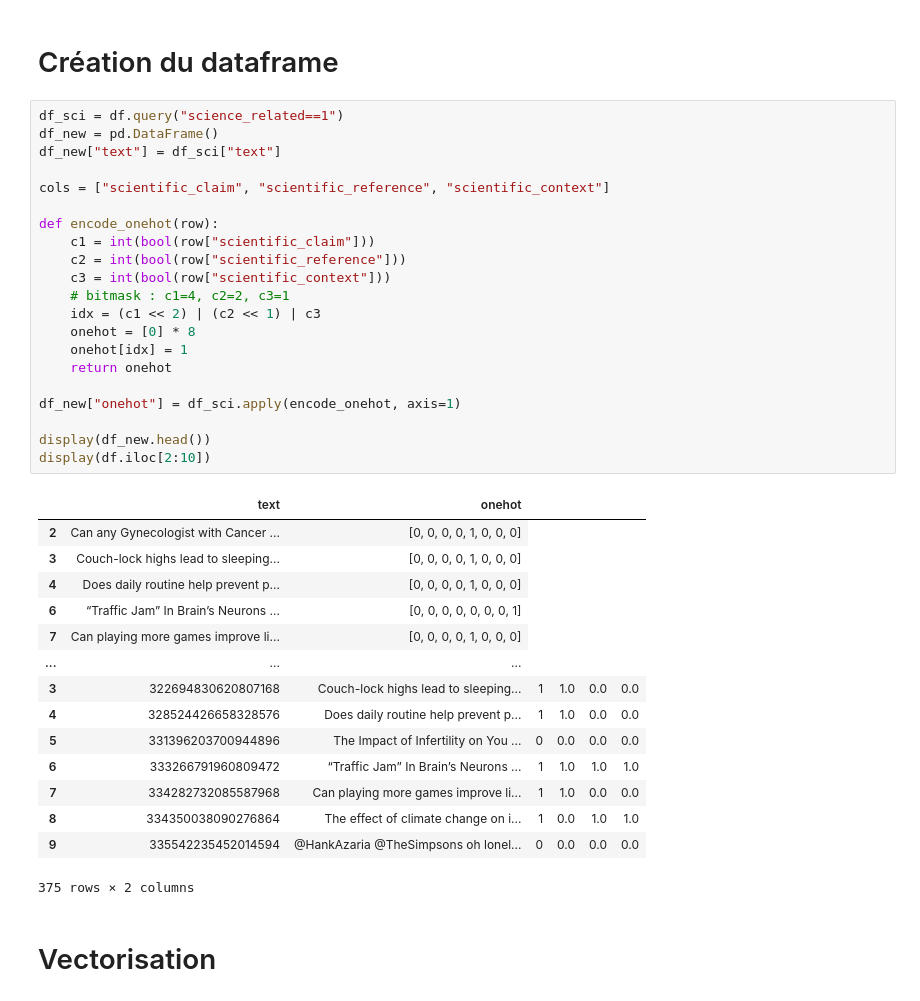
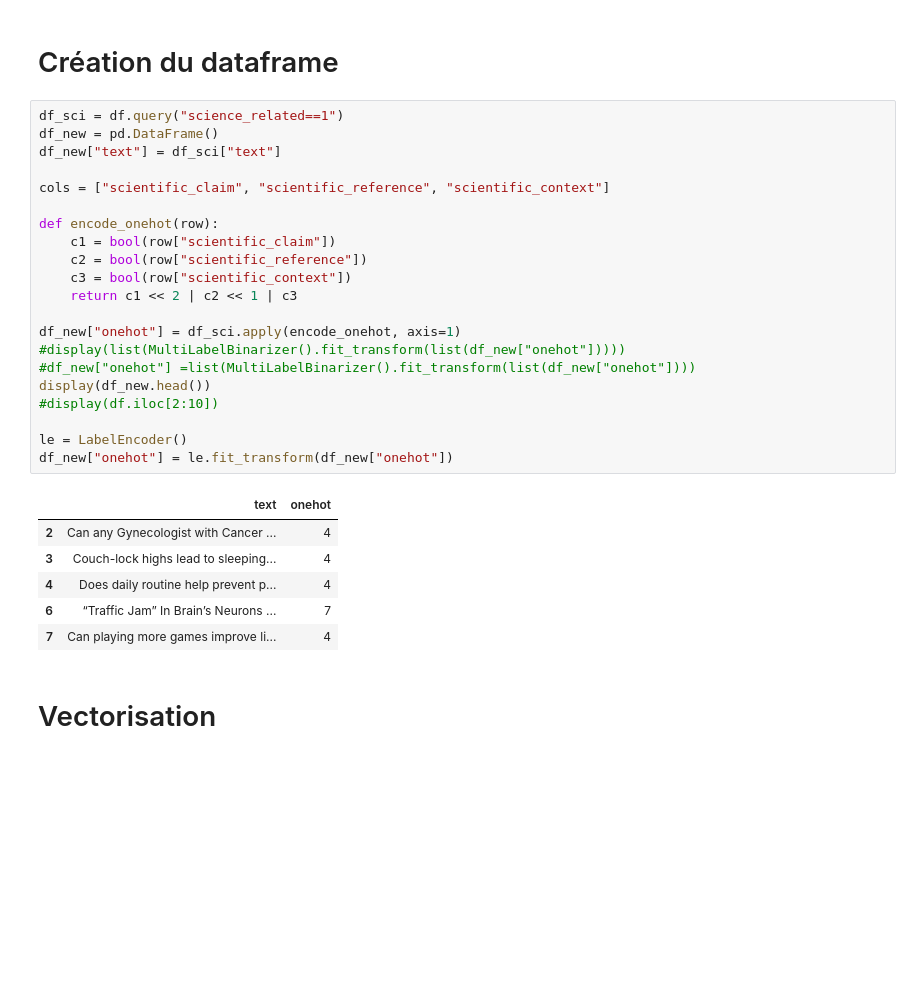
Before and after one commit to HugoGellida/HAI817I-Project, a Jupyter notebook: claim_or_ref_or_context.ipynb, the cells around one changed output. Cells and saved outputs as stored; diff of their text form; blank space fills up the shorter version.

```diff
--- a/claim_or_ref_or_context.ipynb
+++ b/claim_or_ref_or_context.ipynb
@@ -193,40 +177,31 @@ Index(['tweet_id', 'text', 'science_related', 'scientific_claim',
 # %%
 df_sci = df.query("science_related==1")
 df_new = pd.DataFrame()
 df_new["text"] = df_sci["text"]
 
 cols = ["scientific_claim", "scientific_reference", "scientific_context"]
 
 def encode_onehot(row):
-    c1 = int(bool(row["scientific_claim"]))
-    c2 = int(bool(row["scientific_reference"]))
-    c3 = int(bool(row["scientific_context"]))
-    # bitmask : c1=4, c2=2, c3=1
-    idx = (c1 << 2) | (c2 << 1) | c3
-    onehot = [0] * 8
-    onehot[idx] = 1
-    return onehot
+    c1 = bool(row["scientific_claim"])
+    c2 = bool(row["scientific_reference"])
+    c3 = bool(row["scientific_context"])
+    return c1 << 2 | c2 << 1 | c3
 
 df_new["onehot"] = df_sci.apply(encode_onehot, axis=1)
+#display(list(MultiLabelBinarizer().fit_transform(list(df_new["onehot"]))))
+#df_new["onehot"] =list(MultiLabelBinarizer().fit_transform(list(df_new["onehot"])))
+display(df_new.head())
+#display(df.iloc[2:10])
 
-display(df_new.head())
-display(df.iloc[2:10])
+le = LabelEncoder()
+df_new["onehot"] = le.fit_transform(df_new["onehot"])
 # %% [output]
 |  | text | onehot |
-| 2 | Can any Gynecologist with Cancer ... | [0, 0, 0, 0, 1, 0, 0, 0] |
-| 3 | Couch-lock highs lead to sleeping... | [0, 0, 0, 0, 1, 0, 0, 0] |
-| 4 | Does daily routine help prevent p... | [0, 0, 0, 0, 1, 0, 0, 0] |
-| 6 | “Traffic Jam” In Brain’s Neurons ... | [0, 0, 0, 0, 0, 0, 0, 1] |
-| 7 | Can playing more games improve li... | [0, 0, 0, 0, 1, 0, 0, 0] |
-| ... | ... | ... |
-| 3 | 322694830620807168 | Couch-lock highs lead to sleeping... | 1 | 1.0 | 0.0 | 0.0 |
-| 4 | 328524426658328576 | Does daily routine help prevent p... | 1 | 1.0 | 0.0 | 0.0 |
-| 5 | 331396203700944896 | The Impact of Infertility on You ... | 0 | 0.0 | 0.0 | 0.0 |
-| 6 | 333266791960809472 | “Traffic Jam” In Brain’s Neurons ... | 1 | 1.0 | 1.0 | 1.0 |
-| 7 | 334282732085587968 | Can playing more games improve li... | 1 | 1.0 | 0.0 | 0.0 |
-| 8 | 334350038090276864 | The effect of climate change on i... | 1 | 0.0 | 1.0 | 1.0 |
-| 9 | 335542235452014594 | @HankAzaria @TheSimpsons oh lonel... | 0 | 0.0 | 0.0 | 0.0 |
+| 2 | Can any Gynecologist with Cancer ... | 4 |
+| 3 | Couch-lock highs lead to sleeping... | 4 |
+| 4 | Does daily routine help prevent p... | 4 |
+| 6 | “Traffic Jam” In Brain’s Neurons ... | 7 |
+| 7 | Can playing more games improve li... | 4 |
-375 rows × 2 columns
 # %% [markdown]
 # Vectorisation
 # %%
```
Also changed, not shown: parts of 10 cells of this notebook, 2 other files.
